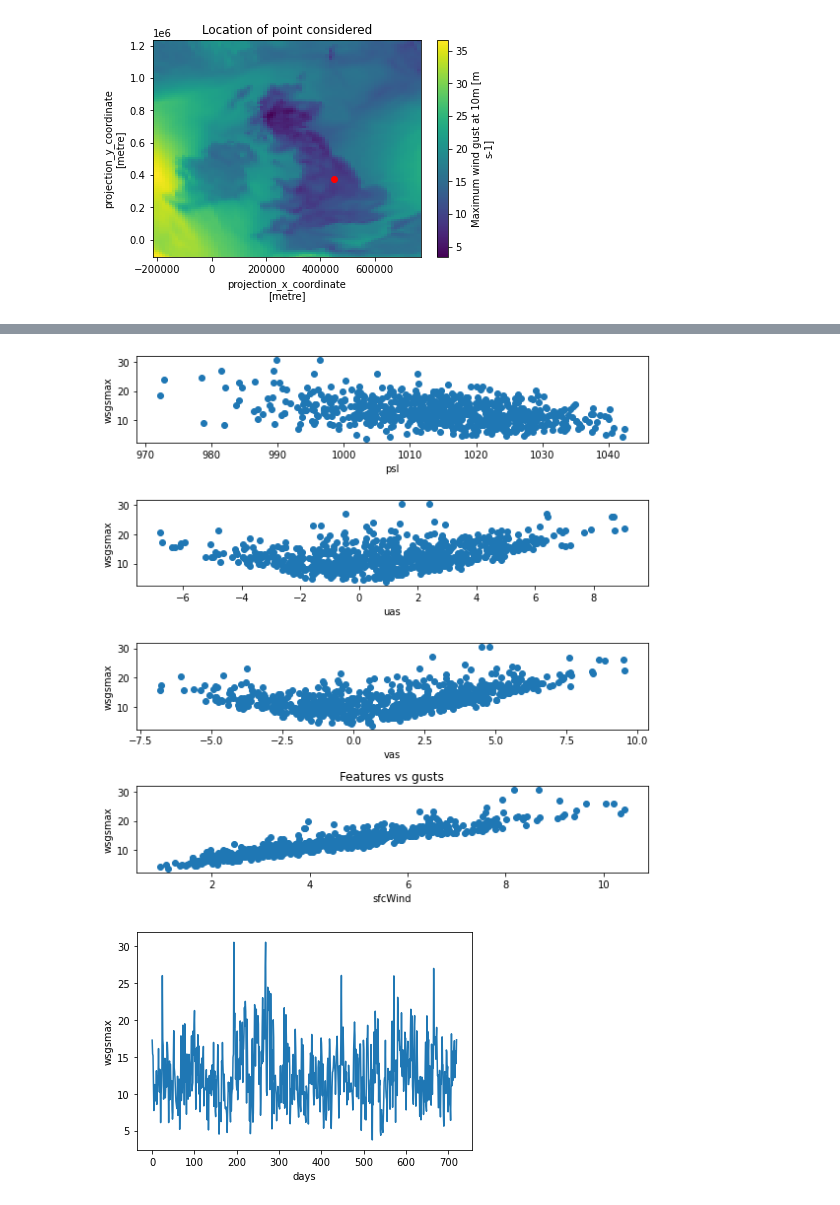
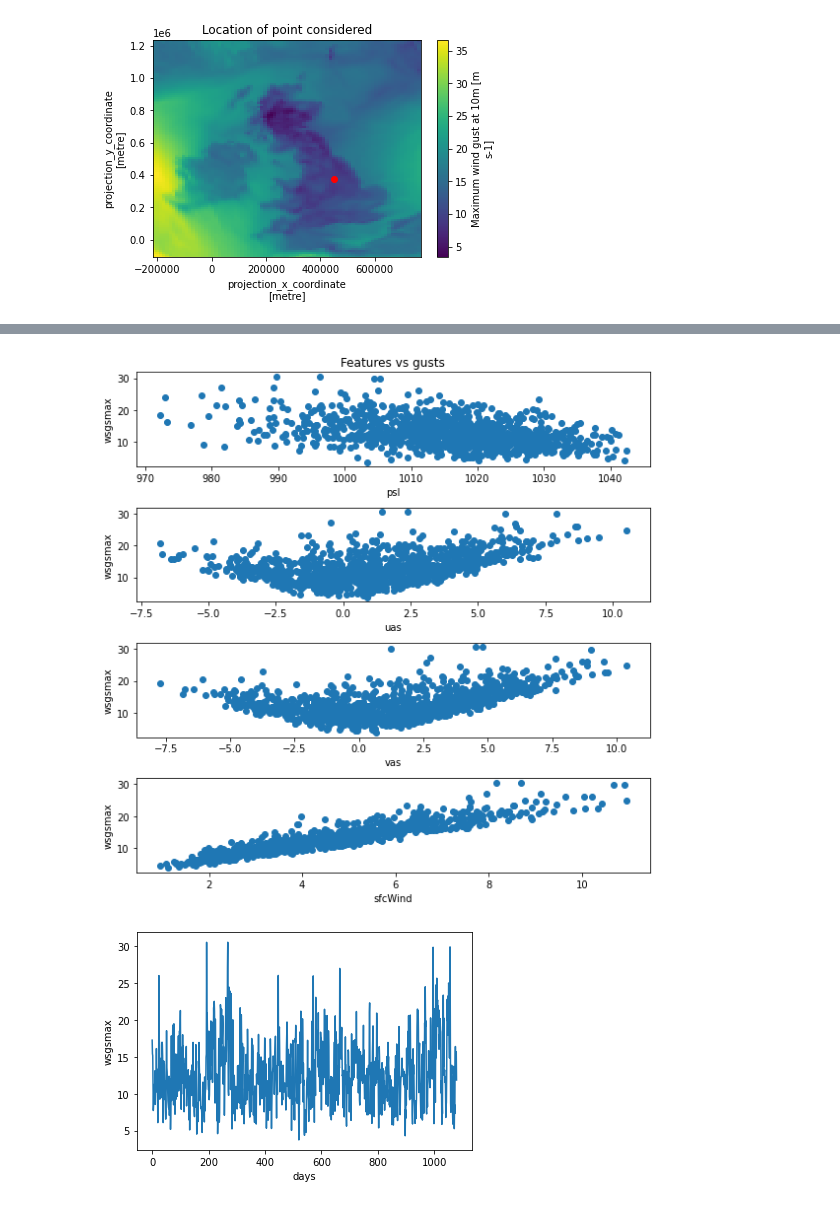
Before and after one commit to dantsai123/wind, a Jupyter notebook: single_point.ipynb, the cells around one changed output, grey strips where cells are left out. Saved outputs shown, nothing was run; the diff lists cells and outputs as text; code cells hidden in the pictures.

```diff
--- a/single_point.ipynb
+++ b/single_point.ipynb
@@ -15,15 +21,21 @@ _, wsgsmax_field = data.load_field("wsgsmax")
 all_wsgsmax = wsgsmax_field.values.reshape(DURATION, HEIGHT, WIDTH)
 # %%
 train_start = 500
-train_length = 720
-test_length = 360
+train_length = 1080
+val_length = 1080
+test_length = 1080
+val_start = train_start + train_length
+test_start = val_start + val_length
 train_time = np.arange(train_start, train_start + train_length, 1)
-test_time = np.arange(train_start + train_length, train_start + train_length + test_length, 1)
+val_tim = np.arange(val_start, val_start + val_length, 1)
+test_time = np.arange(test_start, test_start + test_length + test_length, 1)
 x = 55
 y = 40
 
 train_inputs = all_inputs[train_time, y, x, :]
 train_wsgsmax = all_wsgsmax[train_time, y, x]
+val_inputs = all_inputs[train_time, y, x, :]
+val_wsgsmax = all_wsgsmax[train_time, y, x]
 test_inputs = all_inputs[test_time, y, x, :]
 test_wsgsmax = all_wsgsmax[test_time, y, x]
 
@@ -36,18 +58,18 @@ plt.show()
 # %%
 fig, axes = plt.subplots(len(input_field_names), figsize=(8,8))
 for i, (name, ax) in enumerate(zip(input_field_names, axes)):
     ax.scatter(train_inputs[:, i], train_wsgsmax)
     ax.set_ylabel("wsgsmax")
     ax.set_xlabel(name)
-plt.title("Features vs gusts")
+axes[0].set_title("Features vs gusts")
 plt.tight_layout()
 plt.show()
 # %% [output]
-[figure, old version]
+[figure, new version]
 # %%
 plt.plot(range(train_wsgsmax.shape[0]), train_wsgsmax)
 plt.xlabel("days")
 plt.ylabel("wsgsmax")
 plt.show()
 # %% [output]
-[figure, old version]
+[figure, new version]
```
Also changed, not shown: parts of 9 cells of this notebook.
